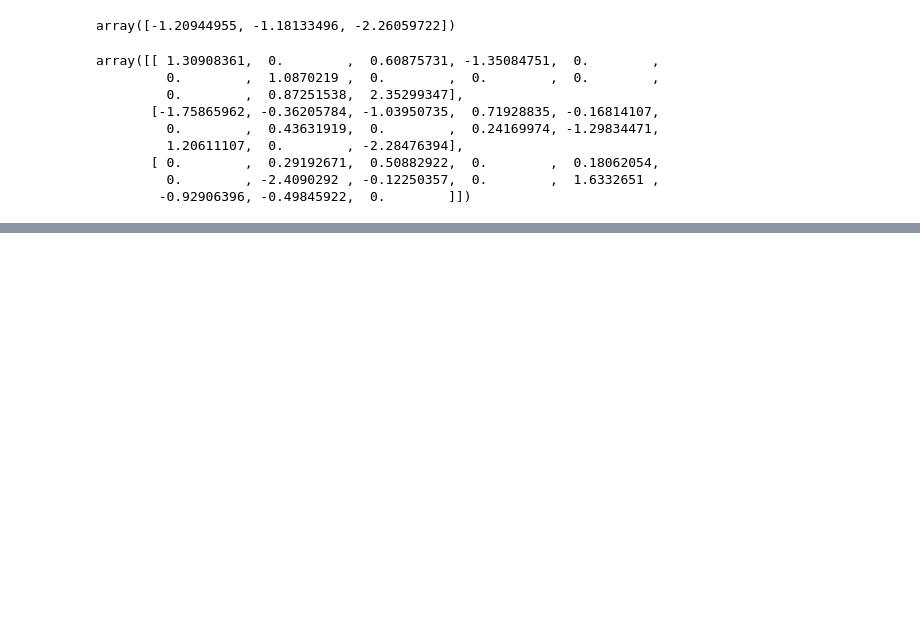
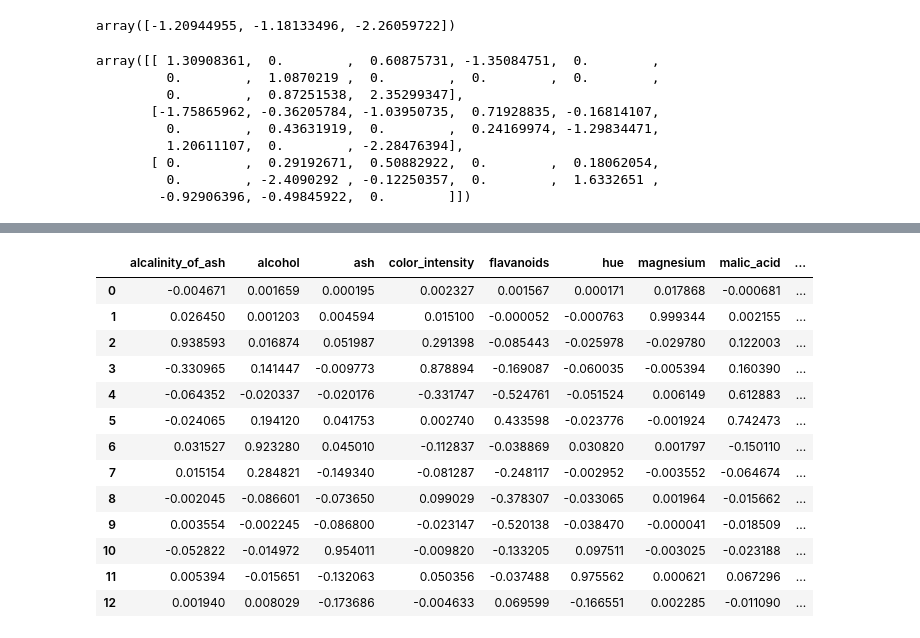
Before and after one commit to Swanger-Iz/ML_pytorch_lessons, a Jupyter notebook: book_rashka/first.ipynb, the cells around one changed output, grey strips where cells are left out. Cells and saved outputs as stored; diff of their text form; code cells hidden in the pictures; blank space fills up the shorter version.

```diff
--- a/book_rashka/first.ipynb
+++ b/book_rashka/first.ipynb
@@ -420,0 +514,18 @@ array([[ 1.30908361,  0.        ,  0.60875731, -1.35084751,  0.        ,
+# %%
+df_wine_weights = pd.DataFrame(pca.components_, columns=df_wine.iloc[:, 1:].columns)
+df_wine_weights.sort_index(axis=1)
+# %% [output]
+|  | alcalinity_of_ash | alcohol | ash | color_intensity | flavanoids | hue | magnesium | malic_acid | ... |
+| 0 | -0.004671 | 0.001659 | 0.000195 | 0.002327 | 0.001567 | 0.000171 | 0.017868 | -0.000681 | ... |
+| 1 | 0.026450 | 0.001203 | 0.004594 | 0.015100 | -0.000052 | -0.000763 | 0.999344 | 0.002155 | ... |
+| 2 | 0.938593 | 0.016874 | 0.051987 | 0.291398 | -0.085443 | -0.025978 | -0.029780 | 0.122003 | ... |
+| 3 | -0.330965 | 0.141447 | -0.009773 | 0.878894 | -0.169087 | -0.060035 | -0.005394 | 0.160390 | ... |
+| 4 | -0.064352 | -0.020337 | -0.020176 | -0.331747 | -0.524761 | -0.051524 | 0.006149 | 0.612883 | ... |
+| 5 | -0.024065 | 0.194120 | 0.041753 | 0.002740 | 0.433598 | -0.023776 | -0.001924 | 0.742473 | ... |
+| 6 | 0.031527 | 0.923280 | 0.045010 | -0.112837 | -0.038869 | 0.030820 | 0.001797 | -0.150110 | ... |
+| 7 | 0.015154 | 0.284821 | -0.149340 | -0.081287 | -0.248117 | -0.002952 | -0.003552 | -0.064674 | ... |
+| 8 | -0.002045 | -0.086601 | -0.073650 | 0.099029 | -0.378307 | -0.033065 | 0.001964 | -0.015662 | ... |
+| 9 | 0.003554 | -0.002245 | -0.086800 | -0.023147 | -0.520138 | -0.038470 | -0.000041 | -0.018509 | ... |
+| 10 | -0.052822 | -0.014972 | 0.954011 | -0.009820 | -0.133205 | 0.097511 | -0.003025 | -0.023188 | ... |
+| 11 | 0.005394 | -0.015651 | -0.132063 | 0.050356 | -0.037488 | 0.975562 | 0.000621 | 0.067296 | ... |
+| 12 | 0.001940 | 0.008029 | -0.173686 | -0.004633 | 0.069599 | -0.166551 | 0.002285 | -0.011090 | ... |
```
Also changed, not shown: parts of 13 cells of this notebook, 3 other files.
